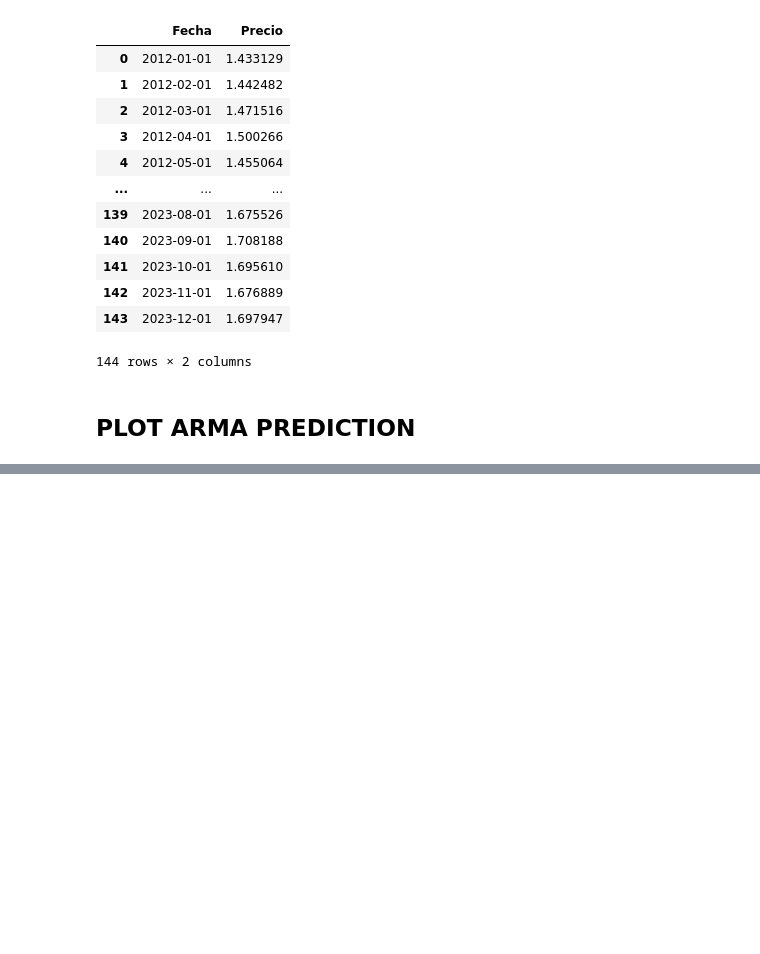
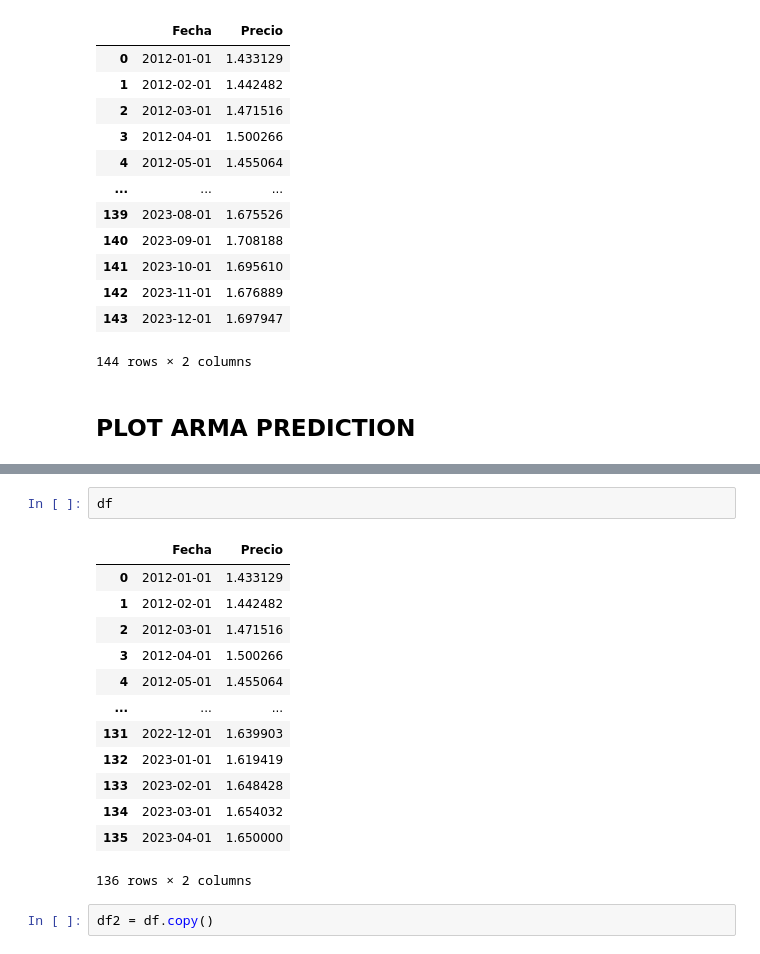
Before and after one commit to AMM93/Precios-Gasolina, a Jupyter notebook: modelos.ipynb, the cells around one changed output, grey strips where cells are left out. Saved outputs shown, nothing was run; the diff lists cells and outputs as text; blank space fills up the shorter version.

```diff
--- a/modelos.ipynb
+++ b/modelos.ipynb
@@ -443,0 +456,18 @@ Please replace it with one of the following more specific types
+# %%
+df
+# %% [output]
+|  | Fecha | Precio |
+| 0 | 2012-01-01 | 1.433129 |
+| 1 | 2012-02-01 | 1.442482 |
+| 2 | 2012-03-01 | 1.471516 |
+| 3 | 2012-04-01 | 1.500266 |
+| 4 | 2012-05-01 | 1.455064 |
+| ... | ... | ... |
+| 131 | 2022-12-01 | 1.639903 |
+| 132 | 2023-01-01 | 1.619419 |
+| 133 | 2023-02-01 | 1.648428 |
+| 134 | 2023-03-01 | 1.654032 |
+| 135 | 2023-04-01 | 1.650000 |
+136 rows × 2 columns
+# %%
+df2 = df.copy()
```
Also changed, not shown: parts of 34 cells of this notebook, 4 other files.
